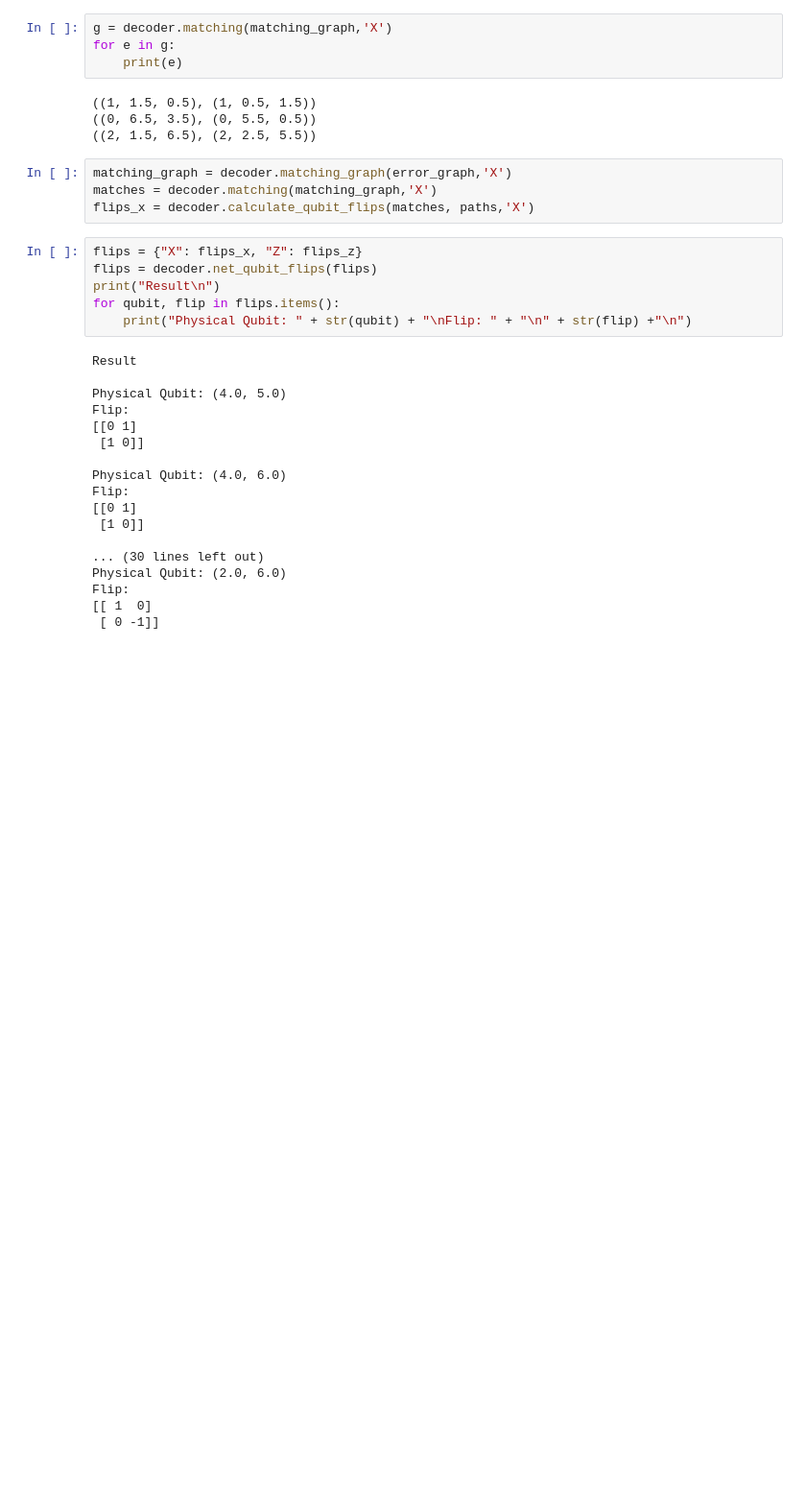
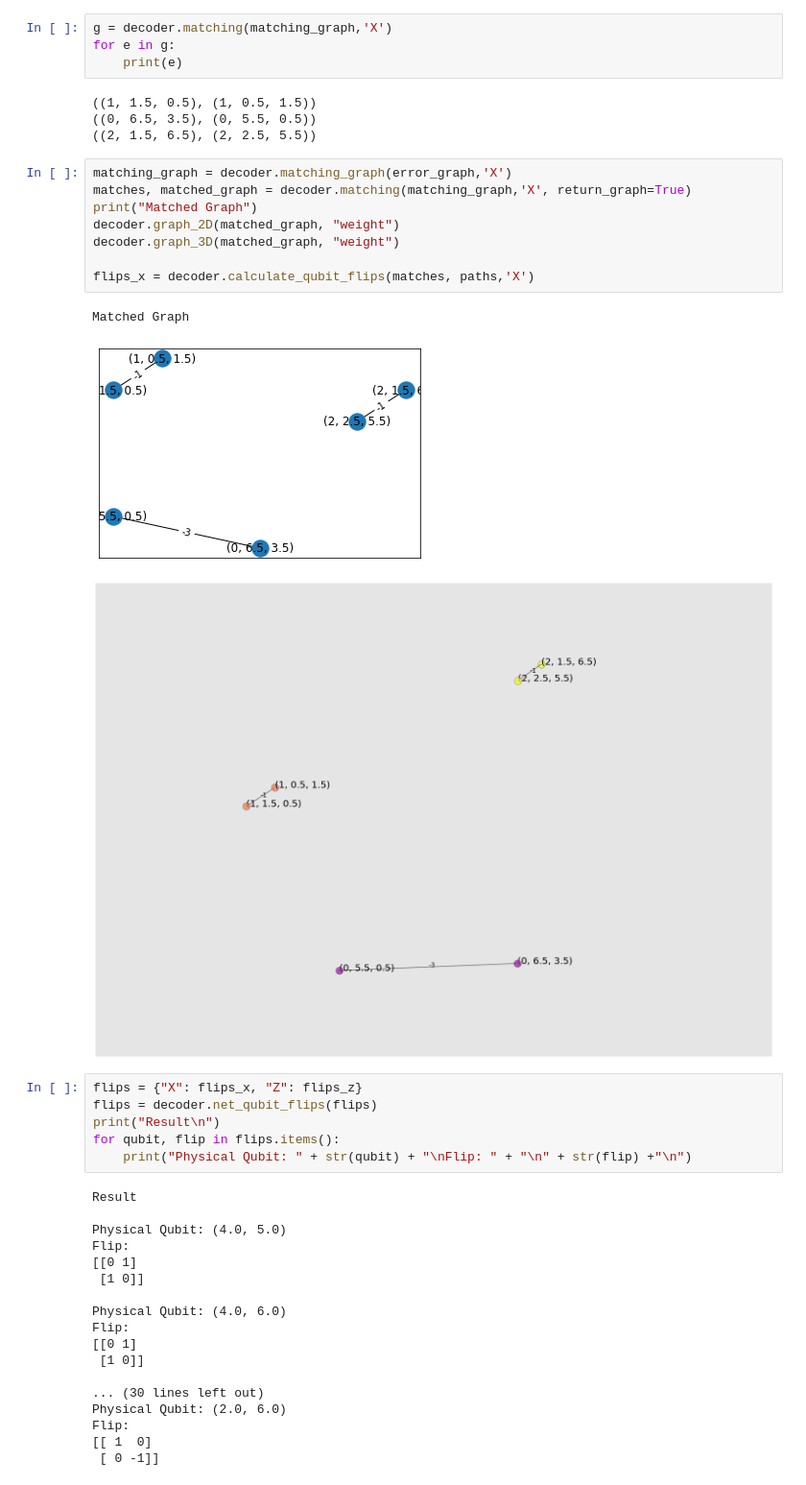
Before and after one commit to yaleqc/qtcodes, a Jupyter notebook: tutorials/2_surface_code_decoding.ipynb, the cells around one changed output. Shown at 96% size. Saved outputs shown, nothing was run; the diff lists cells and outputs as text; blank space fills up the shorter version.

```diff
--- a/tutorials/2_surface_code_decoding.ipynb
+++ b/tutorials/2_surface_code_decoding.ipynb
@@ -323,8 +460,16 @@ for e in g:
 ((2, 1.5, 6.5), (2, 2.5, 5.5))
 # %%
 matching_graph = decoder.matching_graph(error_graph,'X')
-matches = decoder.matching(matching_graph,'X')
+matches, matched_graph = decoder.matching(matching_graph,'X', return_graph=True)
+print("Matched Graph")
+decoder.graph_2D(matched_graph, "weight")
+decoder.graph_3D(matched_graph, "weight")
+
 flips_x = decoder.calculate_qubit_flips(matches, paths,'X')
+# %% [output]
+Matched Graph
+[figure, added]
+[figure, added]
 # %%
 flips = {"X": flips_x, "Z": flips_z}
 flips = decoder.net_qubit_flips(flips)
```
Also changed, not shown: parts of 6 cells of this notebook, 5 other files.
